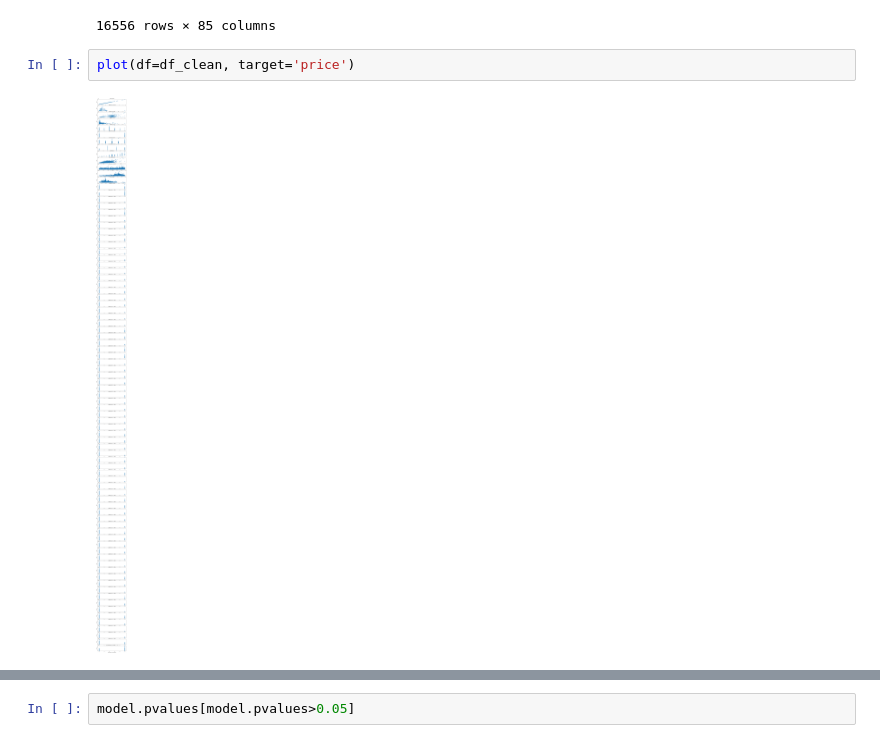
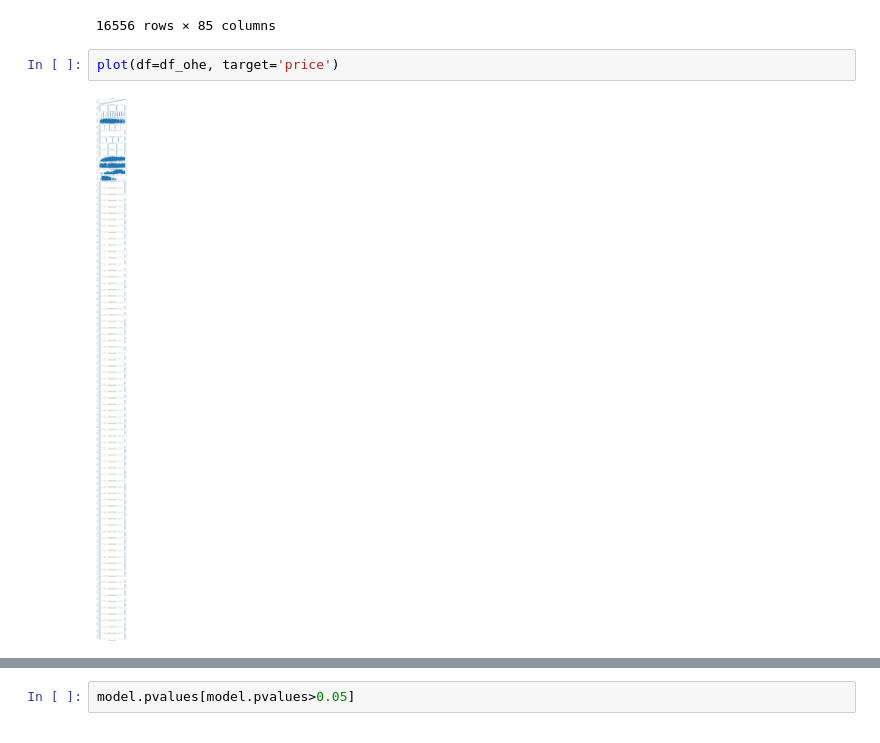
Before and after one commit to ebtezcan/dsc-phase-2-project, a Jupyter notebook: final_notebook.ipynb, the cells around one changed output, grey strips where cells are left out. Drawn from its saved outputs; the diff is of its cells as text.

```diff
--- a/final_notebook.ipynb
+++ b/final_notebook.ipynb
@@ -688,9 +706,9 @@ df_ohe
 | 21596 | 325000.0 | 2 | 0.75 | 1076 | 2.0 | 0.0 | 0.0 | 3 | 7 | 1020 | ... |
 16556 rows × 85 columns
 # %%
-plot(df=df_clean, target='price')
+plot(df=df_ohe, target='price')
 # %% [output]
-[figure, old version]
+[figure, new version]
 # %%
 model = model_lin_reg(df=df_ohe)
 # %% [output]
```
Also changed, not shown: parts of 15 cells of this notebook, 4 other files.
